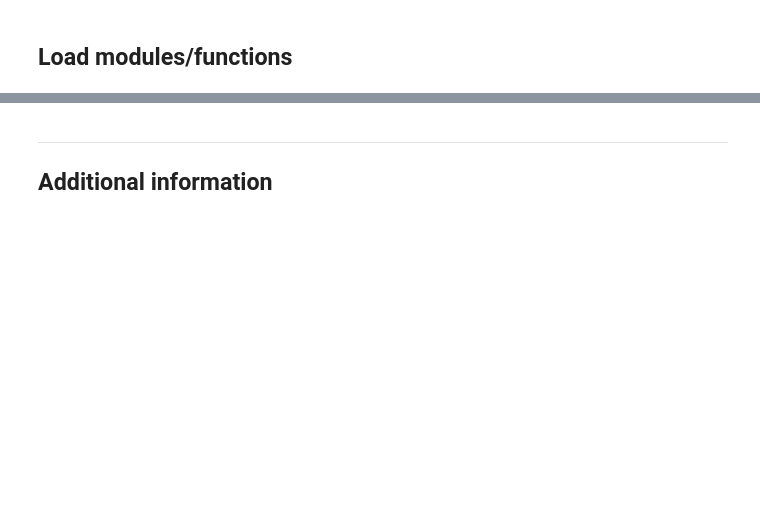
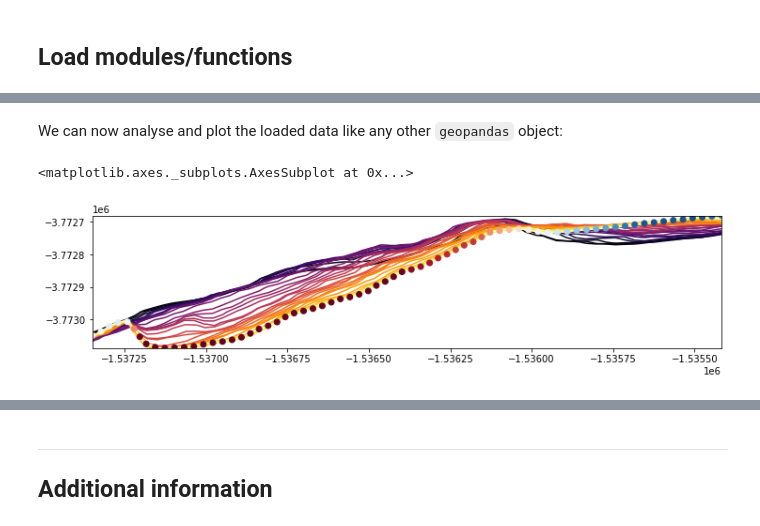
Before and after one commit to GeoscienceAustralia/dea-coastlines, a Jupyter notebook: DEACoastlines_tools.ipynb, the cells around one changed output, grey strips where cells are left out. Drawn from its saved outputs; the diff is of its cells as text; code cells hidden in the pictures; blank space fills up the shorter version.

```diff
--- a/DEACoastlines_tools.ipynb
+++ b/DEACoastlines_tools.ipynb
@@ -644,0 +751,29 @@ def rates_hist(extent_path=None,
+# %%
+import geopandas as gpd
+
+# Specify bounding box
+ymax, xmin = -33.65, 115.28
+ymin, xmax = -33.66, 115.30
+
+# Set up WFS requests for annual coastlines & rates of change statistics
+deacl_coastlines_wfs = f'https://geoserver.dea.ga.gov.au/geoserver/wfs?' \
+                       f'service=WFS&version=1.1.0&request=GetFeature' \
+                       f'&typeName=dea:coastlines&maxFeatures=1000' \
+                       f'&bbox={ymin},{xmin},{ymax},{xmax},' \
+                       f'urn:ogc:def:crs:EPSG:4326'
+deacl_statistics_wfs = f'https://geoserver.dea.ga.gov.au/geoserver/wfs?' \
+                       f'service=WFS&version=1.1.0&request=GetFeature' \
+                       f'&typeName=dea:coastlines_statistics&maxFeatures=1000' \
+                       f'&bbox={ymin},{xmin},{ymax},{xmax},' \
+                       f'urn:ogc:def:crs:EPSG:4326'
+
+# Load DEA Coastlines data from WFS using geopandas
+deacl_coastlines_gdf = gpd.read_file(deacl_coastlines_wfs)
+deacl_statistics_gdf = gpd.read_file(deacl_statistics_wfs)
+
+# Ensure CRSs are set correctly
+deacl_coastlines_gdf.crs = 'EPSG:3577'
+deacl_statistics_gdf.crs = 'EPSG:3577'
+
+# Print example output
+deacl_coastlines_gdf.head()
@@ -645 +787,22 @@ def rates_hist(extent_path=None,
+# %% [markdown]
+We can now analyse and plot the loaded data like any other `geopandas` object:
+# %%
+# Set up figure
+fig, ax = plt.subplots(1, 1, figsize=(12, 5))
+
+# Set plot limits to extent of statistics points
+bounds = deacl_statistics_gdf.geometry.total_bounds
+ax.set_xlim(bounds[[0, 2]])
+ax.set_ylim(bounds[[1, 3]])
+
+# Plot data
+deacl_statistics_gdf.plot(ax=ax,
+                          column='rate_time',
+                          cmap='RdBu',
+                          vmin=-2.5,
+                          vmax=2.5)
+deacl_coastlines_gdf.plot(ax=ax, column='year', cmap='inferno', zorder=0)
+# %% [output]
+<matplotlib.axes._subplots.AxesSubplot at 0x...>
+[figure, added]
 # %% [markdown]
```
Also changed, not shown: parts of 13 cells of this notebook.
